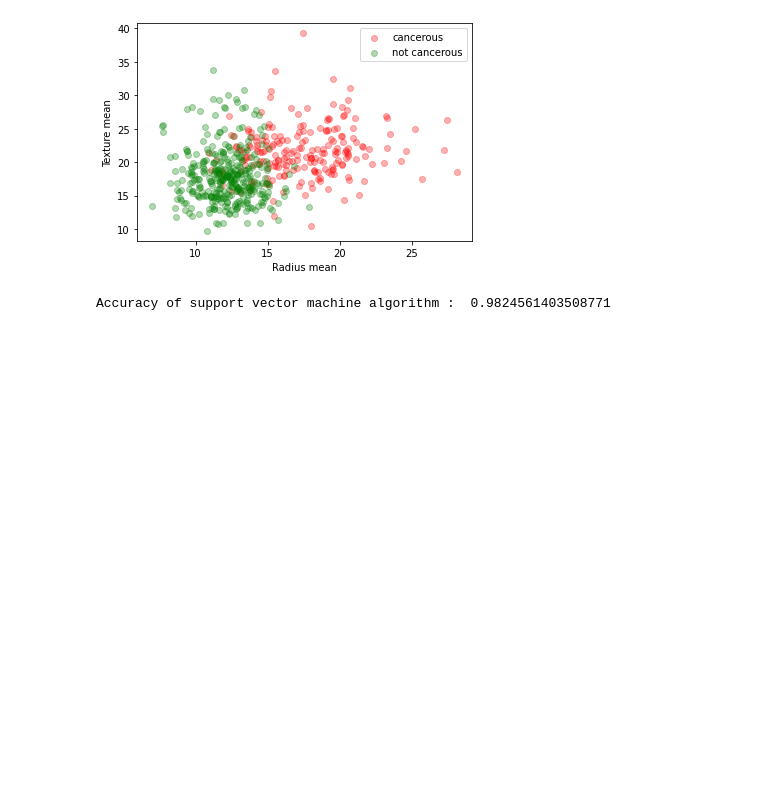
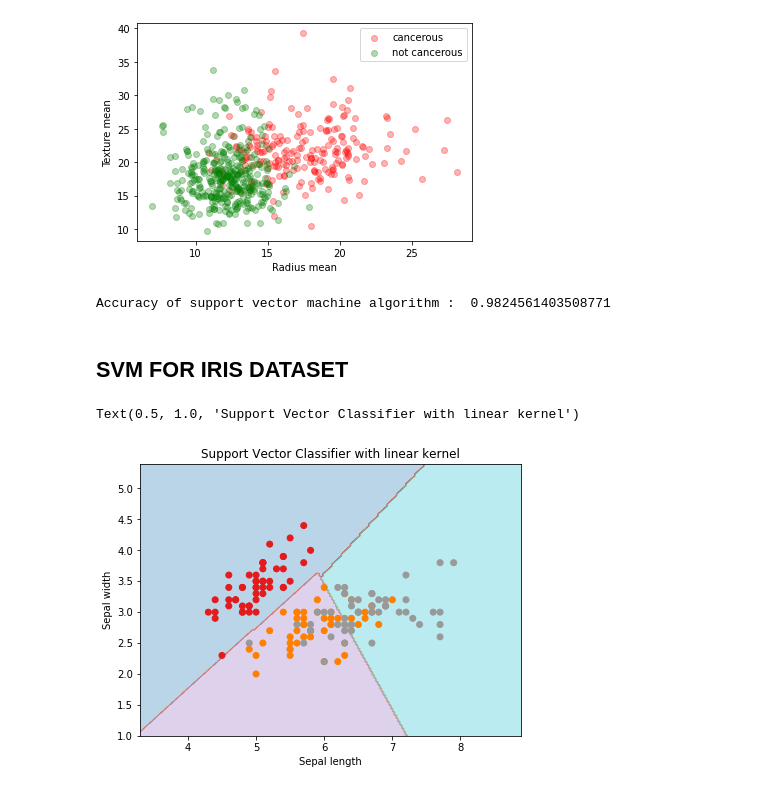
Before and after one commit to RecepBlby/Support-Vector-Machine, a Jupyter notebook: SVM.ipynb, the cells around one changed output. Cells and saved outputs as stored; diff of their text form; code cells hidden in the pictures; blank space fills up the shorter version.

```diff
--- a/SVM.ipynb
+++ b/SVM.ipynb
@@ -128,3 +134,40 @@ svm.fit(x_train,y_train)
 print("Accuracy of support vector machine algorithm : ", svm.score(x_test,y_test))
 # %% [output]
 Accuracy of support vector machine algorithm :  0.9824561403508771
+# %% [markdown]
+## SVM FOR IRIS DATASET
+# %%
+import pandas as pd
+import numpy as np
+from sklearn import svm, datasets
+import matplotlib.pyplot as plt
+iris = datasets.load_iris()
+X = iris.data[:, :2]
+y = iris.target
+# %%
+# Plot the SVM boundaries with original data
+x_min, x_max = X[:, 0].min() - 1, X[:, 0].max() + 1
+y_min, y_max = X[:, 1].min() - 1, X[:, 1].max() + 1
+h = (x_max / x_min)/100
+xx, yy = np.meshgrid(np.arange(x_min, x_max, h), np.arange(y_min, y_max, h))
+X_plot = np.c_[xx.ravel(), yy.ravel()]
+# %%
+#  provide the value of regularization parameter
+C = 1.0
+# %%
+# SVM classifier object can be created
+svc_classifier = svm.SVC(kernel='linear', C=C).fit(X, y)
+# %%
+Z = svc_classifier.predict(X_plot)
+Z = Z.reshape(xx.shape)
+plt.figure(figsize=(15, 5))
+plt.subplot(121)
+plt.contourf(xx, yy, Z, cmap=plt.cm.tab10, alpha=0.3)
+plt.scatter(X[:, 0], X[:, 1], c=y, cmap=plt.cm.Set1)
+plt.xlabel('Sepal length')
+plt.ylabel('Sepal width')
+plt.xlim(xx.min(), xx.max())
+plt.title('Support Vector Classifier with linear kernel')
+# %% [output]
+Text(0.5, 1.0, 'Support Vector Classifier with linear kernel')
+[figure, added]
```
Also changed, not shown: parts of 3 cells of this notebook.
